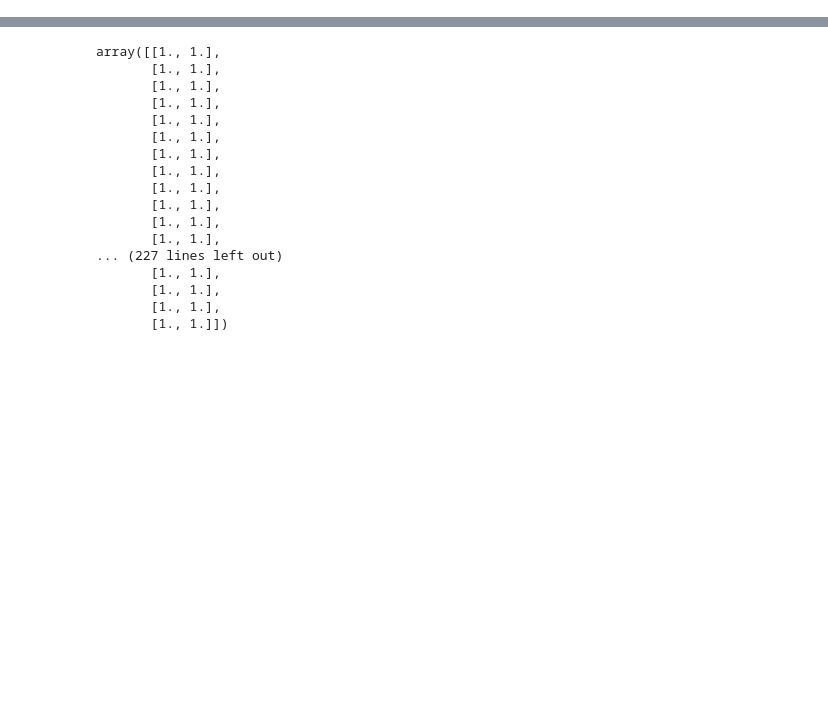
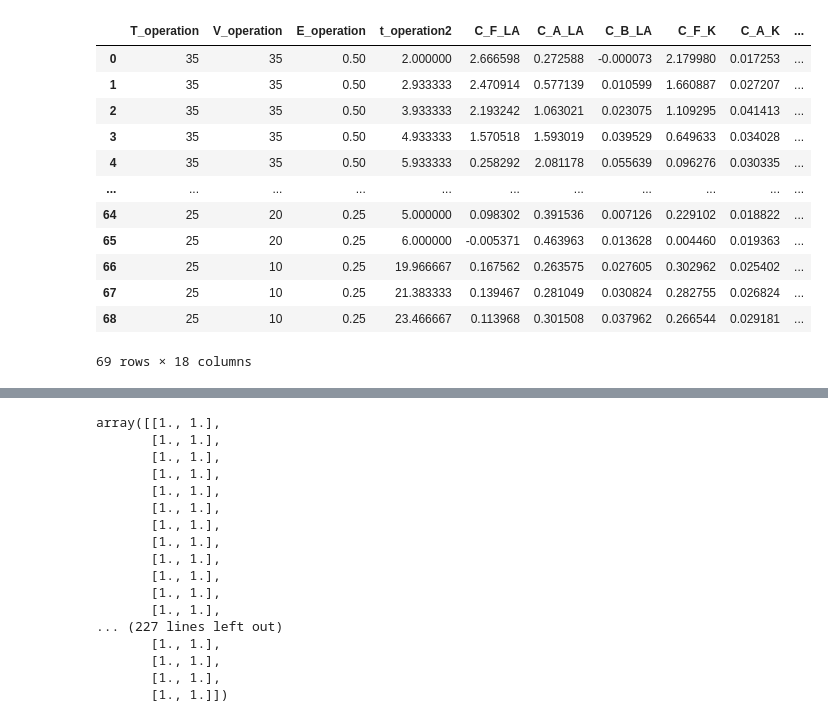
Before and after one commit to 100sjun/repos_python, a Jupyter notebook: Project/BMED/Bayesian Optimization_BMED.ipynb, the cells around one changed output, grey strips where cells are left out. Cells and saved outputs as stored; diff of their text form; code cells hidden in the pictures; blank space fills up the shorter version.

```diff
--- a/Project/BMED/Bayesian Optimization_BMED.ipynb
+++ b/Project/BMED/Bayesian Optimization_BMED.ipynb
@@ -13,14 +17,29 @@ from sklearn.model_selection import train_test_split, KFold
 # %%
 # Data Treatment
-# data_path = "C:/Users/USER/Documents/workspace/BMED/DB_bench_BMED_for_LA.xlsx"
-data_path = "C:/Users/bsjun/Documents/workspace/BMED/DB_bench_BMED_for_LA.xlsx"
+data_path = "C:/Users/USER/Documents/workspace/BMED/DB_bench_BMED_for_LA.xlsx"
+#data_path = "C:/Users/bsjun/Documents/workspace/BMED/DB_bench_BMED_for_LA.xlsx"
 raw_Data= pd.read_excel(data_path,sheet_name="data_for_ML")
 
+display(raw_Data)
 MVs = raw_Data[['T_operation','V_operation','E_operation','C_F_LA','C_A_LA']]
 CVs = raw_Data[['SEC','J_LA']]
 
 X = MVs.values
 Y = CVs.values
+# %% [output]
+|  | T_operation | V_operation | E_operation | t_operation2 | C_F_LA | C_A_LA | C_B_LA | C_F_K | C_A_K | ... |
+| 0 | 35 | 35 | 0.50 | 2.000000 | 2.666598 | 0.272588 | -0.000073 | 2.179980 | 0.017253 | ... |
+| 1 | 35 | 35 | 0.50 | 2.933333 | 2.470914 | 0.577139 | 0.010599 | 1.660887 | 0.027207 | ... |
+| 2 | 35 | 35 | 0.50 | 3.933333 | 2.193242 | 1.063021 | 0.023075 | 1.109295 | 0.041413 | ... |
+| 3 | 35 | 35 | 0.50 | 4.933333 | 1.570518 | 1.593019 | 0.039529 | 0.649633 | 0.034028 | ... |
+| 4 | 35 | 35 | 0.50 | 5.933333 | 0.258292 | 2.081178 | 0.055639 | 0.096276 | 0.030335 | ... |
+| ... | ... | ... | ... | ... | ... | ... | ... | ... | ... | ... |
+| 64 | 25 | 20 | 0.25 | 5.000000 | 0.098302 | 0.391536 | 0.007126 | 0.229102 | 0.018822 | ... |
+| 65 | 25 | 20 | 0.25 | 6.000000 | -0.005371 | 0.463963 | 0.013628 | 0.004460 | 0.019363 | ... |
+| 66 | 25 | 10 | 0.25 | 19.966667 | 0.167562 | 0.263575 | 0.027605 | 0.302962 | 0.025402 | ... |
+| 67 | 25 | 10 | 0.25 | 21.383333 | 0.139467 | 0.281049 | 0.030824 | 0.282755 | 0.026824 | ... |
+| 68 | 25 | 10 | 0.25 | 23.466667 | 0.113968 | 0.301508 | 0.037962 | 0.266544 | 0.029181 | ... |
+69 rows × 18 columns
 # %%
 # surrogate or approximation for the objective function
 def surrogate(model, X):
```
Also changed, not shown: parts of 7 cells of this notebook.
